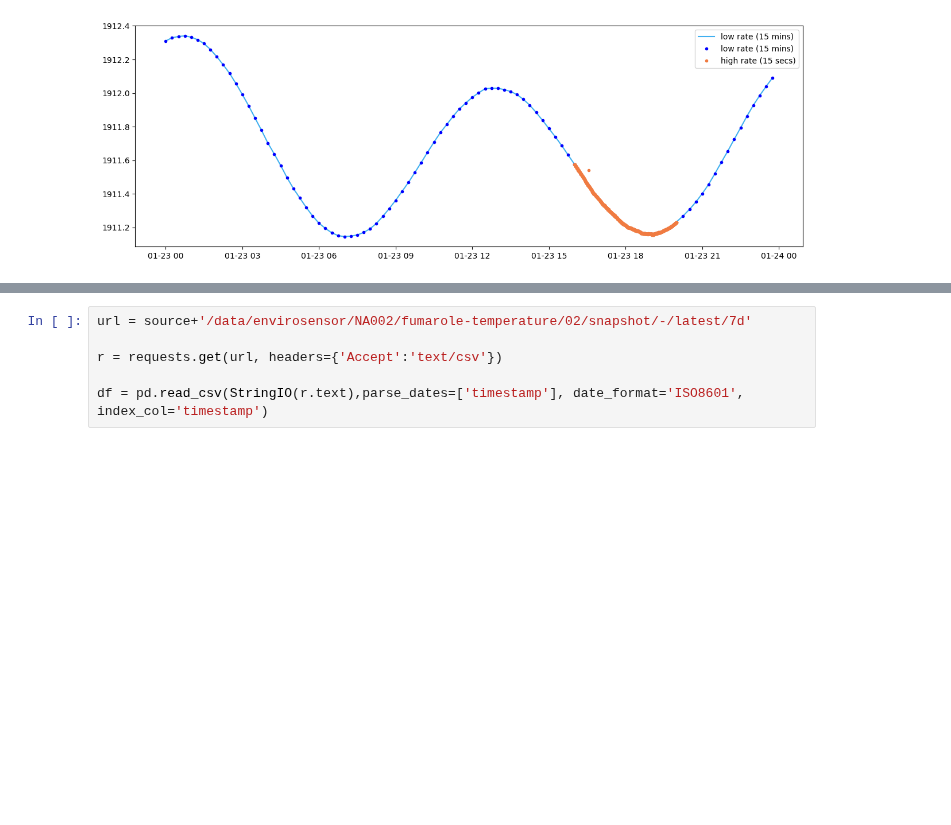
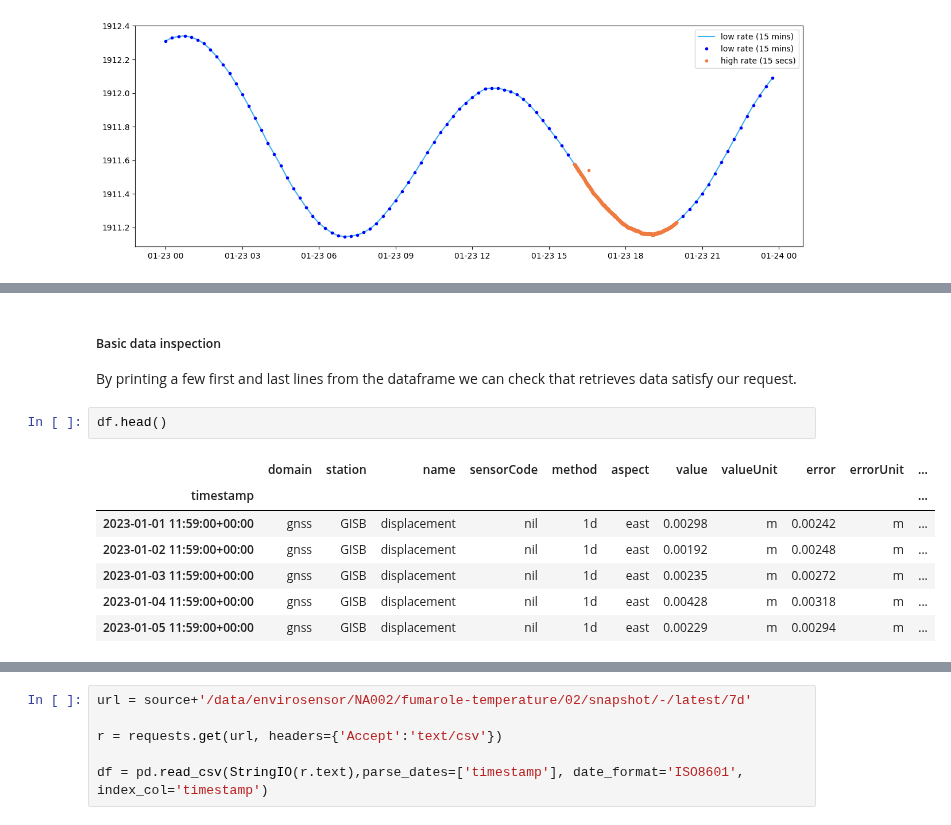
Before and after one commit to GeoNet/data-tutorials, a Jupyter notebook: Tilde/Tilde_endpoint02-data.ipynb, the cells around one changed output, grey strips where cells are left out. Cells and saved outputs as stored; diff of their text form; blank space fills up the shorter version.

```diff
--- a/Tilde/Tilde_endpoint02-data.ipynb
+++ b/Tilde/Tilde_endpoint02-data.ipynb
@@ -148,0 +172,14 @@ plt.legend(loc='best')
+# %% [markdown]
+##### Basic data inspection
+
+By printing a few first and last lines from the dataframe we can check that retrieves data satisfy our request.
+# %%
+df.head()
+# %% [output]
+|  | domain | station | name | sensorCode | method | aspect | value | valueUnit | error | errorUnit | ... |
+| timestamp |  |  |  |  |  |  |  |  |  |  | ... |
+| 2023-01-01 11:59:00+00:00 | gnss | GISB | displacement | nil | 1d | east | 0.00298 | m | 0.00242 | m | ... |
+| 2023-01-02 11:59:00+00:00 | gnss | GISB | displacement | nil | 1d | east | 0.00192 | m | 0.00248 | m | ... |
+| 2023-01-03 11:59:00+00:00 | gnss | GISB | displacement | nil | 1d | east | 0.00235 | m | 0.00272 | m | ... |
+| 2023-01-04 11:59:00+00:00 | gnss | GISB | displacement | nil | 1d | east | 0.00428 | m | 0.00318 | m | ... |
+| 2023-01-05 11:59:00+00:00 | gnss | GISB | displacement | nil | 1d | east | 0.00229 | m | 0.00294 | m | ... |
```
Also changed, not shown: parts of 10 cells of this notebook.
